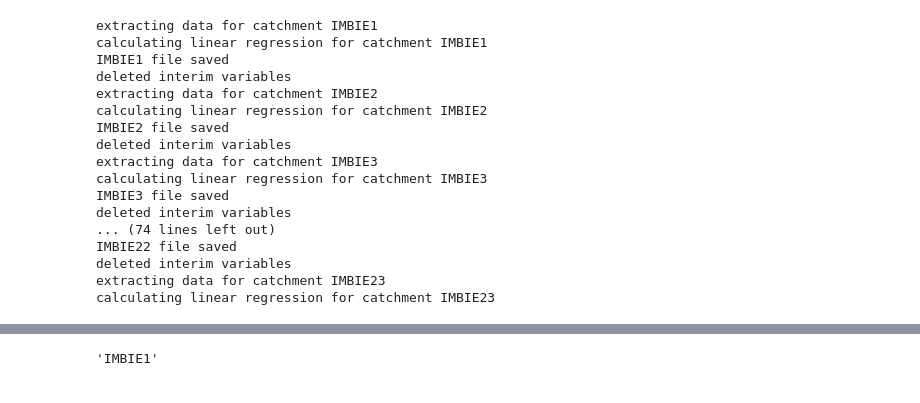
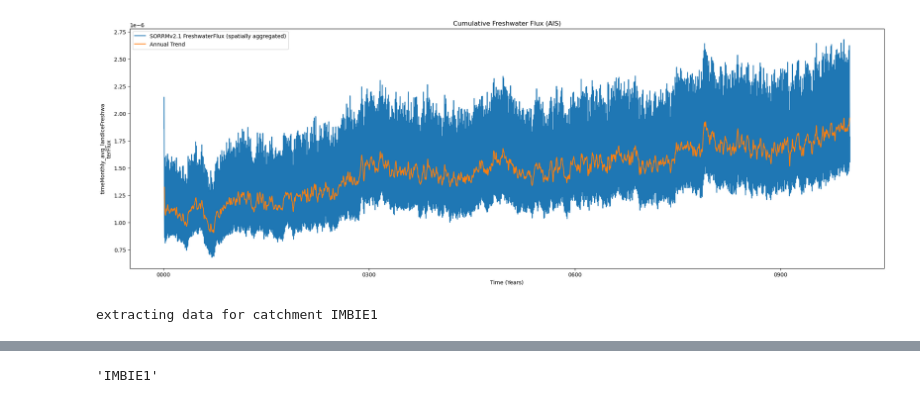
Before and after one commit to mshiv/aislens_emulation, a Jupyter notebook: notebooks/21-sm-bias-correction.ipynb, the cells around one changed output, grey strips where cells are left out. Drawn from its saved outputs; the diff is of its cells as text; code cells hidden in the pictures.

Commit message:
Add linear regression for dedrafting melt

```diff
--- a/notebooks/21-sm-bias-correction.ipynb
+++ b/notebooks/21-sm-bias-correction.ipynb
@@ -63 +60,17 @@ crs = ccrs.SouthPolarStereo();
+# %%
+sorrmv21_ts = SORRMv21.timeMonthly_avg_landIceFreshwaterFlux.mean(['x','y'])
+# %%
+"""
+from statsmodels.tsa.seasonal import seasonal_decompose
+result = seasonal_decompose(sorrmv21_ts, period=12)
+ax = plt.figure(figsize=(25,8))
+sorrmv21_ts.plot(label='SORRMv2.1 FreshwaterFlux (spatially aggregated)')
+plt.plot(sorrmv21_ts.Time,result.trend, label='Annual Trend')
+plt.xlabel('Time (Years)')
+plt.title('Cumulative Freshwater Flux (AIS)')
+plt.legend()
+plt.savefig(inDirName+'reports/interim-fig/SORRMv2.1.ISMF/SORRMv2.1.ISMF.TimeSeries.png')
+"""
+# %% [output]
+[figure, added]
 # %%
@@ -66,38 +81,3 @@ sorrm_ts = SORRMv21.timeMonthly_avg_landIceFreshwaterFlux.mean(['x','y'])
 MELTDRAFT_OBS.rio.write_crs("epsg:3031",inplace=True);
 h = MELTDRAFT_OBS.draft
 h_mean = h.mean('time')
-# %%
-for i in range(6,32):
-    print('extracting data for catchment {}'.format(icems.name.values[i]))
-    mlt = MELTDRAFT_OBS.melt.rio.clip(icems.loc[[i],'geometry'].apply(mapping),icems.crs,drop=False)
-    mlt_mean = mlt.mean('time')
-    #h = ds.timeMonthly_avg_ssh
-    #h_mean = h.mean('time')
-    # Dedraft: Linear Regression with SSH over chosen basin
-    print('calculating linear regression for catchment {}'.format(icems.name.values[i]))
-    mlt_rgrs = xr_linregress(h, mlt_mean, dim='time') # h = independent variable
-    mlt_prd = mlt_rgrs.slope*h_mean + mlt_rgrs.intercept
-    #flx_ddrft = flx - flx_prd
-    mlt_prd.to_netcdf(inDirName+DIR_basalMeltObs_Interim+'{}_rgrs.nc'.format(icems.name.values[i]))
-    print('{} file saved'.format(icems.name.values[i]))
-    del mlt, mlt_mean, mlt_rgrs, mlt_prd
-    print('deleted interim variables')
-    gc.collect()
-# %% [output]
-extracting data for catchment IMBIE1
-calculating linear regression for catchment IMBIE1
-IMBIE1 file saved
-deleted interim variables
-extracting data for catchment IMBIE2
-calculating linear regression for catchment IMBIE2
-IMBIE2 file saved
-deleted interim variables
-extracting data for catchment IMBIE3
-calculating linear regression for catchment IMBIE3
-IMBIE3 file saved
-deleted interim variables
-... (74 lines left out)
-IMBIE22 file saved
-deleted interim variables
-extracting data for catchment IMBIE23
-calculating linear regression for catchment IMBIE23
@@ -103,0 +88,22 @@ calculating linear regression for catchment IMBIE23
+# %%
+for i in range(6,32):
+    print('extracting data for catchment {}'.format(icems.name.values[i]))
+    mlt = xr.DataArray(np.empty(SORRMv21.timeMonthly_avg_landIceFreshwaterFlux.shape),
+                       dims = SORRMv21.timeMonthly_avg_landIceFreshwaterFlux.dims,
+                       coords = SORRMv21.timeMonthly_avg_landIceFreshwaterFlux.coords,
+                       attrs = SORRMv21.timeMonthly_avg_landIceFreshwaterFlux.attrs)
+    for j in range(SORRMv21.Time.shape[0]):
+        mlt[j] = clip_data(SORRMv21.timeMonthly_avg_landIceFreshwaterFlux[j], i)
+    mlt_mean = mlt.mean('Time')
+    # Dedraft: Linear Regression with SSH over chosen basin
+    print('calculating linear regression for catchment {}'.format(icems.name.values[i]))
+    mlt_rgrs = xr_linregress(h, mlt_mean, dim='Time') # h = independent variable
+    mlt_prd = mlt_rgrs.slope*h_mean + mlt_rgrs.intercept
+    #flx_ddrft = flx - flx_prd
+    mlt_prd.to_netcdf(inDirName+DIR_SORRMv21_Interim+'{}_rgrs.nc'.format(icems.name.values[i]))
+    print('{} file saved'.format(icems.name.values[i]))
+    del mlt, mlt_mean, mlt_rgrs, mlt_prd
+    print('deleted interim variables')
+    gc.collect()
+# %% [output]
+extracting data for catchment IMBIE1
```
Also changed, not shown: parts of 12 cells of this notebook, 4 other files.
